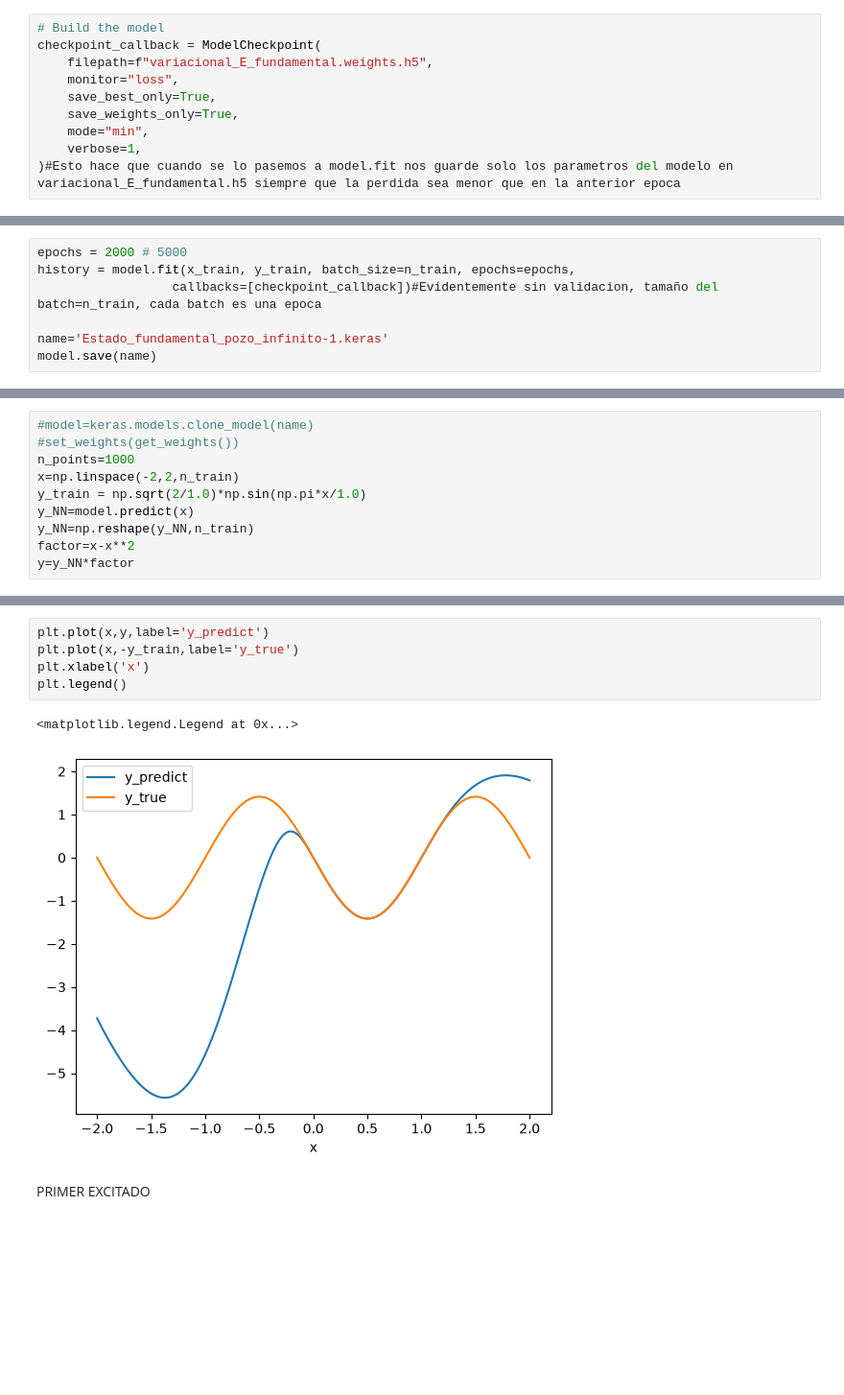
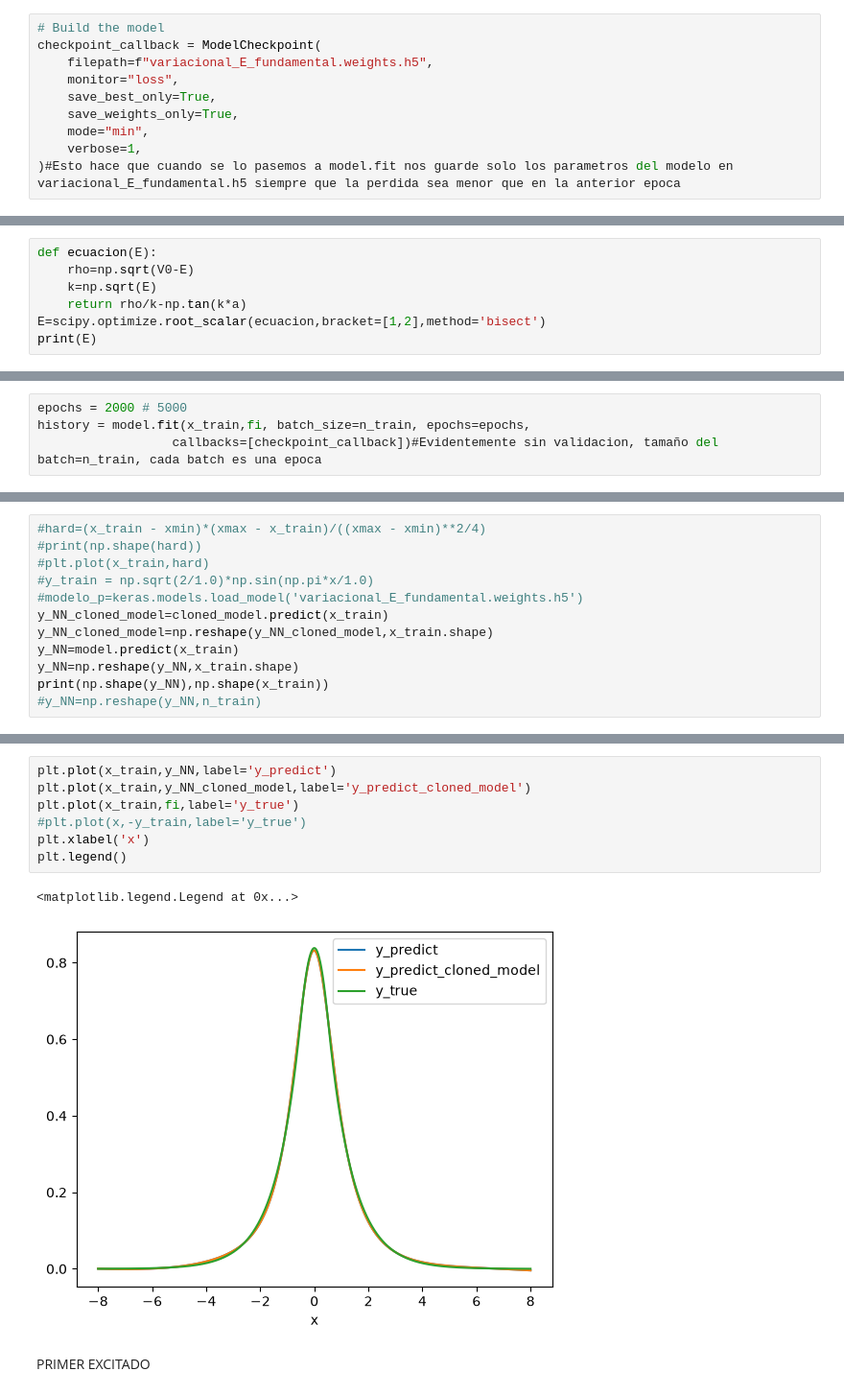
Before and after one commit to rubenfolch/PINNS, a Jupyter notebook: Pozo_finito/Pozo_finito.ipynb, the cells around one changed output, grey strips where cells are left out. Shown at 96% size. Saved outputs shown, nothing was run; the diff lists cells and outputs as text; blank space fills up the shorter version.

```diff
--- a/Pozo_infinito/Energy_estimation.ipynb
+++ b/Pozo_finito/Pozo_finito.ipynb
@@ -174,0 +140,7 @@ Model: "eve_pinn_3"
+# %%
+def ecuacion(E):
+    rho=np.sqrt(V0-E)
+    k=np.sqrt(E)
+    return rho/k-np.tan(k*a)
+E=scipy.optimize.root_scalar(ecuacion,bracket=[1,2],method='bisect')
+print(E)
@@ -175,9 +229,6 @@ Model: "eve_pinn_3"
 # %%
 epochs = 2000 # 5000
-history = model.fit(x_train, y_train, batch_size=n_train, epochs=epochs,
+history = model.fit(x_train,fi, batch_size=n_train, epochs=epochs,
                   callbacks=[checkpoint_callback])#Evidentemente sin validacion, tamaño del batch=n_train, cada batch es una epoca
-
-name='Estado_fundamental_pozo_infinito-1.keras'
-model.save(name)
 # %% [output]
 Epoch 1/2000
@@ -219,11 +285,13 @@ plt.show()
 # %%
-#model=keras.models.clone_model(name)
-#set_weights(get_weights())
-n_points=1000
-x=np.linspace(-2,2,n_train)
-y_train = np.sqrt(2/1.0)*np.sin(np.pi*x/1.0)
-y_NN=model.predict(x)
-y_NN=np.reshape(y_NN,n_train)
-factor=x-x**2
-y=y_NN*factor
+#hard=(x_train - xmin)*(xmax - x_train)/((xmax - xmin)**2/4)
+#print(np.shape(hard))
+#plt.plot(x_train,hard)
+#y_train = np.sqrt(2/1.0)*np.sin(np.pi*x/1.0)
+#modelo_p=keras.models.load_model('variacional_E_fundamental.weights.h5')
+y_NN_cloned_model=cloned_model.predict(x_train)
+y_NN_cloned_model=np.reshape(y_NN_cloned_model,x_train.shape)
+y_NN=model.predict(x_train)
+y_NN=np.reshape(y_NN,x_train.shape)
+print(np.shape(y_NN),np.shape(x_train))
+#y_NN=np.reshape(y_NN,n_train)
 # %% [output]
@@ -231,11 +301,13 @@ y=y_NN*factor
 # %%
-plt.plot(x,y,label='y_predict')
-plt.plot(x,-y_train,label='y_true')
+plt.plot(x_train,y_NN,label='y_predict')
+plt.plot(x_train,y_NN_cloned_model,label='y_predict_cloned_model')
+plt.plot(x_train,fi,label='y_true')
+#plt.plot(x,-y_train,label='y_true')
 plt.xlabel('x')
 plt.legend()
 # %% [output]
 <matplotlib.legend.Legend at 0x...>
-[figure, old version]
+[figure, new version]
 # %% [markdown]
 PRIMER EXCITADO
 # %%
```
Also changed, not shown: parts of 14 cells of this notebook, 17 other files.
